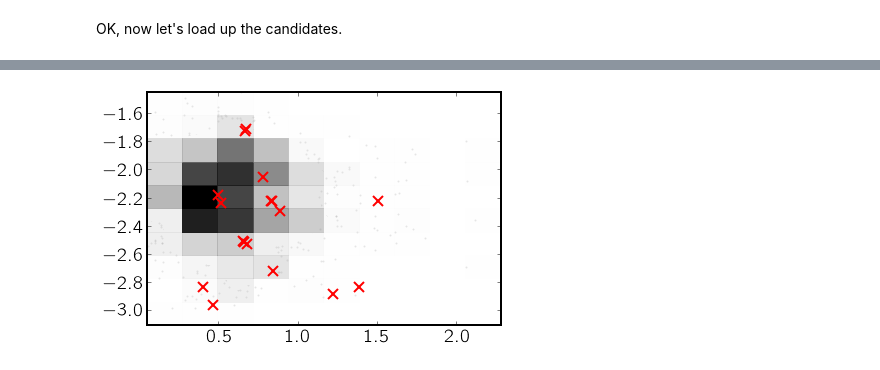
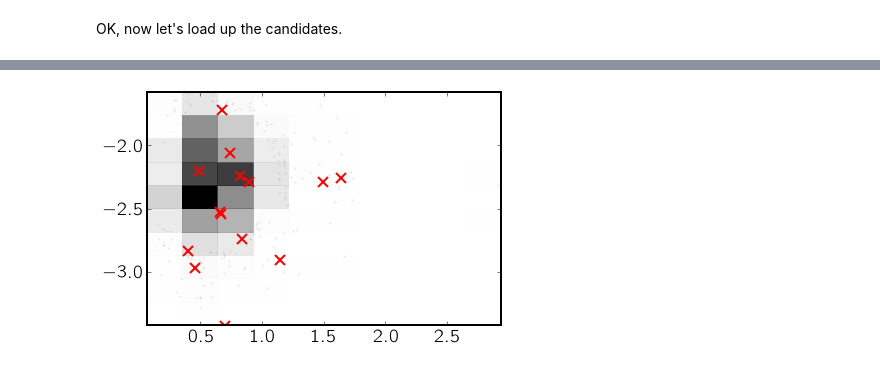
Before and after one commit to dfm/peerless, a Jupyter notebook: prediction/prediction.ipynb, the cells around one changed output, grey strips where cells are left out. Saved outputs shown, nothing was run; the diff lists cells and outputs as text; code cells hidden in the pictures.

```diff
--- a/prediction/prediction.ipynb
+++ b/prediction/prediction.ipynb
@@ -11,8 +13,9 @@ import matplotlib.pyplot as plt
 # %% [output]
 Saving 39036 targets to /Users/tdm/peerless/catalogs/targets.csv
 # %%
-from peerless.catalogs import TargetCatalog, EBCatalog
+from peerless.catalogs import TargetCatalog, EBCatalog, KICatalog
 targets = TargetCatalog().df
+targets.index = targets.kepid
 # %%
 targets[['kepid','mass','feh']].count()
 # %% [output]
@@ -136,16 +201,0 @@ from keputils import kicutils as kicu
-# %%
-candidates_all = pd.read_csv('../results/candidates.csv')
-targets.index = targets['kepid']
-rstar = []
-for k in candidates.kicid:
-    if k in targets.index:
-        rstar.append(targets.ix[k, 'radius'])
-    else:
-        print('{} not in target list'.format(k))
-        rstar.append(kicu.DATA.ix[k, 'radius'])
-rstar = np.array(rstar)
-candidates_all['rp'] = candidates.transit_ror * rstar * RSUN/RJUP
-candidates = candidates_all.query('accept_bic and accept_time and num_peaks <= 2 and rp < 1')
-
-print(len(candidates))
-candidates[['depth','transit_duration','s2n','rp']]
@@ -319,0 +202,9 @@ plpop.params
+# %%
+candidates = pd.read_csv('../results/fits.csv', index_col=0)
+print(candidates.columns)
+print(len(candidates))
+candidates['s2n'] = candidates.depth*1000/plpop.get_noise(candidates.index, candidates.duration) * np.sqrt(candidates.n_transits)
+candidates['rstar'] = targets.ix[candidates.index, 'radius']
+candidates.depth *= 1e-3
+candidates.duration /= 24.
+candidates[['depth','duration','period','radius','rstar','impact','n_transits','s2n']]
@@ -344,10 +291,11 @@ np.mean(nobs_pl)
 # %%
+from corner import hist2d
 N = 1000
 pl_obs = plpop.get_N_observed(query=dfm_q_pl, N=N)
 
 hist2d(pl_obs.observed.dur_pri.values, pl_obs.observed.logd_pri.values,
           plot_contours=False, bins=10);
 
-plt.plot(candidates.transit_duration, np.log10(candidates.transit_depth), 'rx', ms=10);
+plt.plot(candidates.duration, np.log10(candidates.depth), 'rx', ms=10);
 # %% [output]
-[figure, old version]
+[figure, new version]
```
Also changed, not shown: parts of 46 cells of this notebook, 3 other files.
